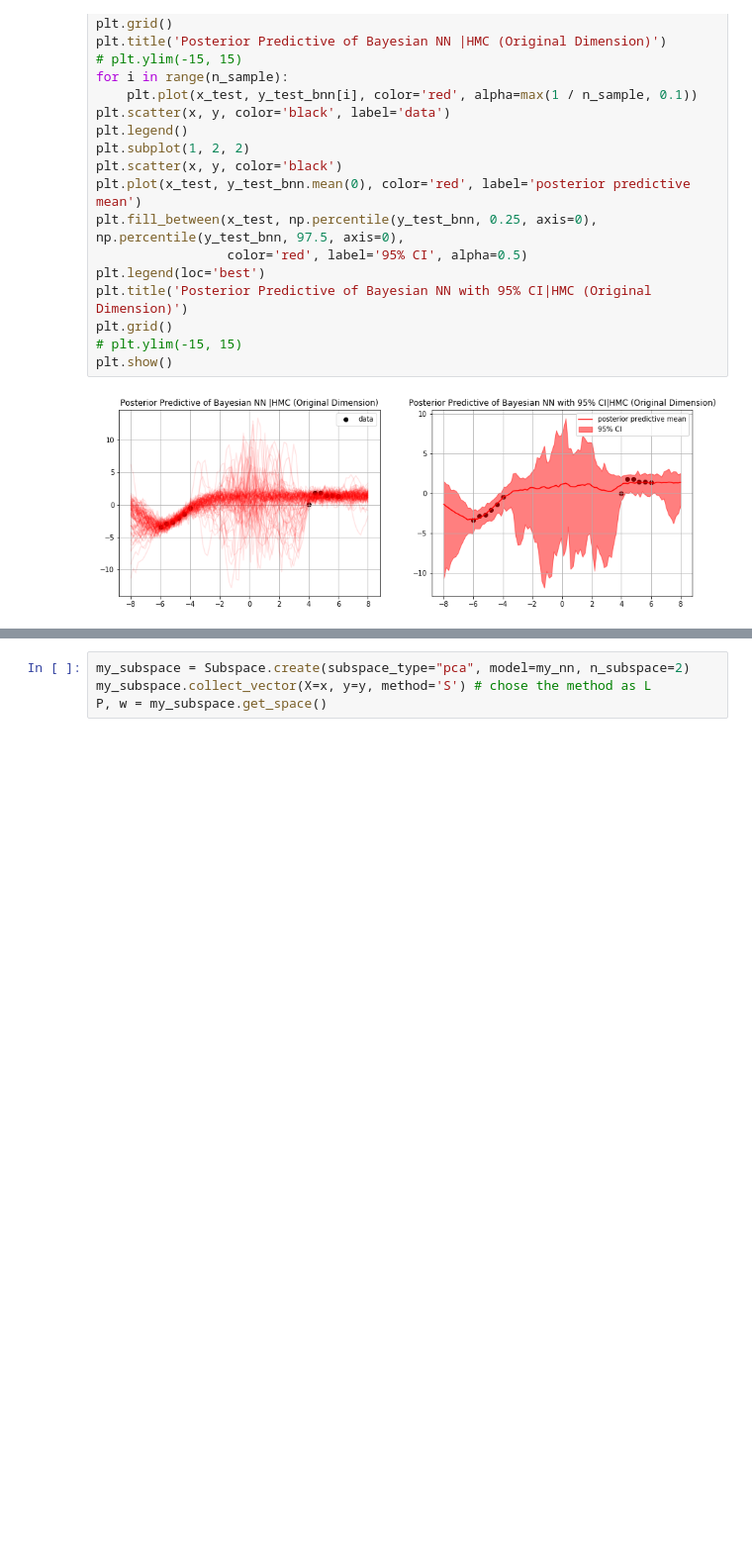
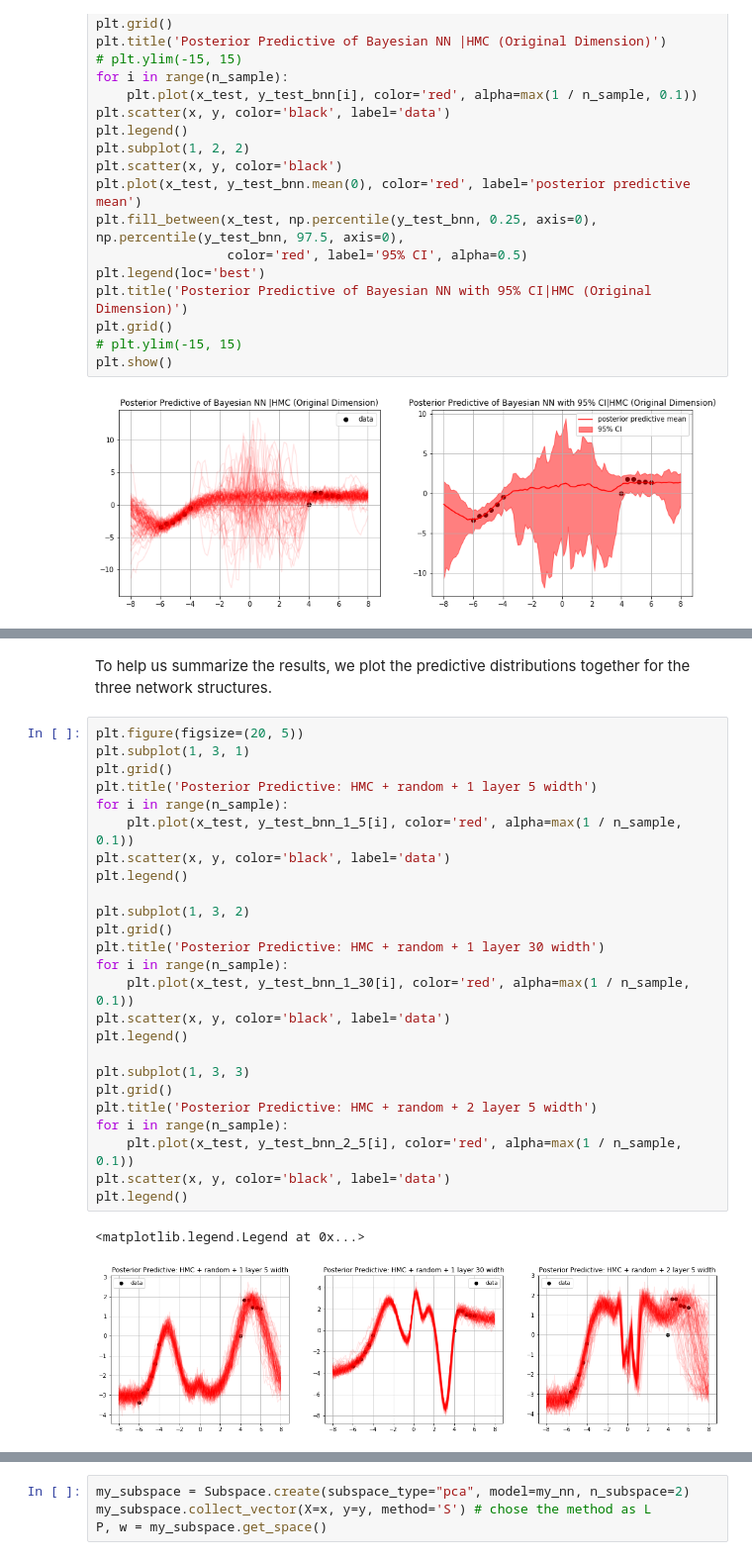
Before and after one commit to Yuting-Kou/am207_Project, a Jupyter notebook: src/Final_Report.ipynb, the cells around one changed output, grey strips where cells are left out. Shown at 99% size. Saved outputs shown, nothing was run; the diff lists cells and outputs as text; blank space fills up the shorter version.

```diff
--- a/src/Final_Report.ipynb
+++ b/src/Final_Report.ipynb
@@ -1198,0 +1606,30 @@ start with non_train.weights vs not.
+# %% [markdown]
+To help us summarize the results, we plot the predictive distributions together for the three network structures.
+# %%
+plt.figure(figsize=(20, 5))
+plt.subplot(1, 3, 1)
+plt.grid()
+plt.title('Posterior Predictive: HMC + random + 1 layer 5 width')
+for i in range(n_sample):
+    plt.plot(x_test, y_test_bnn_1_5[i], color='red', alpha=max(1 / n_sample, 0.1))
+plt.scatter(x, y, color='black', label='data')
+plt.legend()
+
+plt.subplot(1, 3, 2)
+plt.grid()
+plt.title('Posterior Predictive: HMC + random + 1 layer 30 width')
+for i in range(n_sample):
+    plt.plot(x_test, y_test_bnn_1_30[i], color='red', alpha=max(1 / n_sample, 0.1))
+plt.scatter(x, y, color='black', label='data')
+plt.legend()
+
+plt.subplot(1, 3, 3)
+plt.grid()
+plt.title('Posterior Predictive: HMC + random + 2 layer 5 width')
+for i in range(n_sample):
+    plt.plot(x_test, y_test_bnn_2_5[i], color='red', alpha=max(1 / n_sample, 0.1))
+plt.scatter(x, y, color='black', label='data')
+plt.legend()
+# %% [output]
+<matplotlib.legend.Legend at 0x...>
+[figure, added]
```
Also changed, not shown: parts of 64 cells of this notebook, 1 other file.
